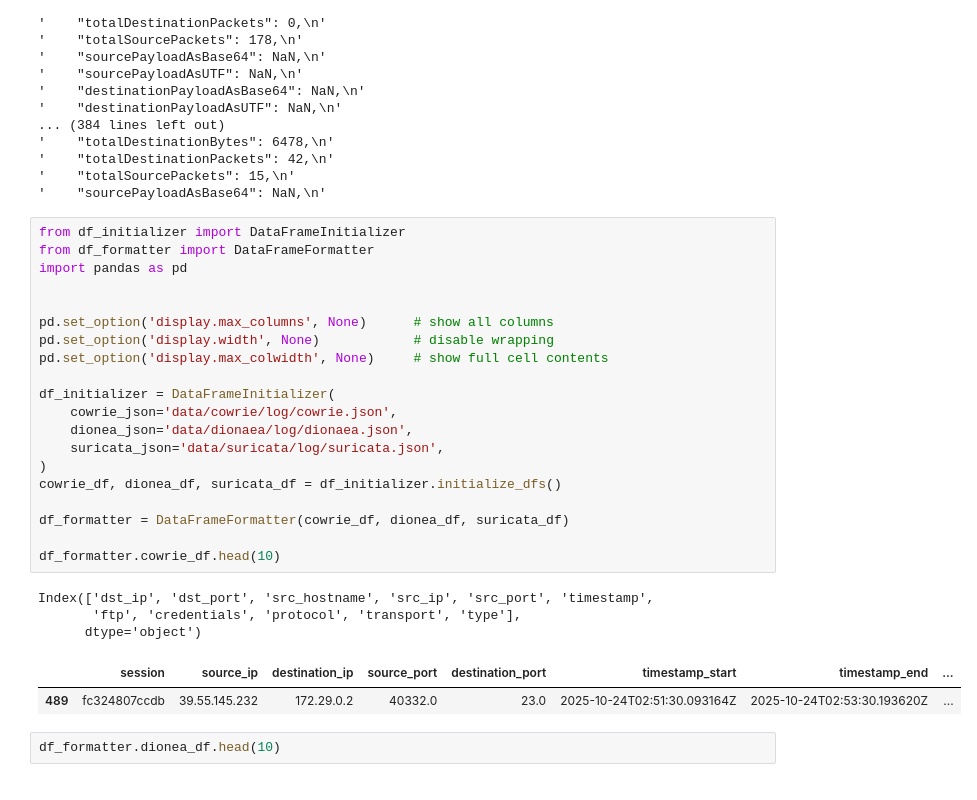
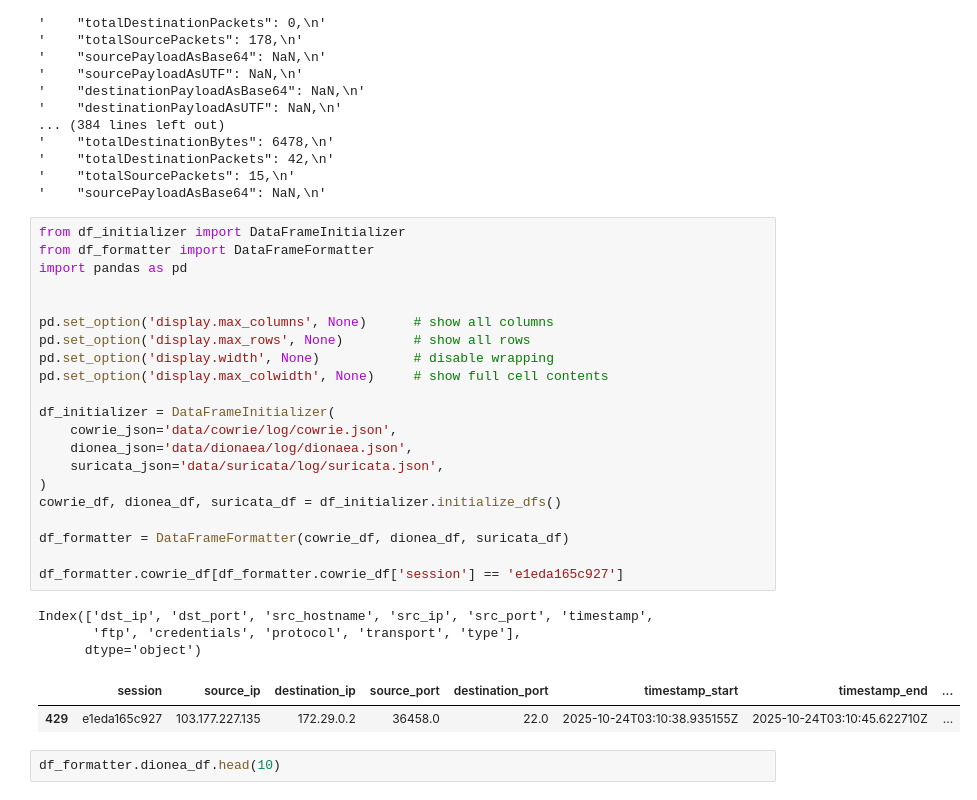
Before and after one commit to francescacraievich/real-time-cyber-anomaly-detection, a Jupyter notebook: df_summary.ipynb, the cells around one changed output. Drawn from its saved outputs; the diff is of its cells as text.

```diff
--- a/df_summary.ipynb
+++ b/df_summary.ipynb
@@ -73,29 +73,30 @@ with gzip.open('data/normal_traffic/benign_traffic.json.gz', 'rt', encoding='utf
 # %%
 from df_initializer import DataFrameInitializer
 from df_formatter import DataFrameFormatter
 import pandas as pd
 
 
 pd.set_option('display.max_columns', None)      # show all columns
+pd.set_option('display.max_rows', None)         # show all rows
 pd.set_option('display.width', None)            # disable wrapping
 pd.set_option('display.max_colwidth', None)     # show full cell contents
 
 df_initializer = DataFrameInitializer(
     cowrie_json='data/cowrie/log/cowrie.json',
     dionea_json='data/dionaea/log/dionaea.json',
     suricata_json='data/suricata/log/suricata.json',
 )
 cowrie_df, dionea_df, suricata_df = df_initializer.initialize_dfs()
 
 df_formatter = DataFrameFormatter(cowrie_df, dionea_df, suricata_df)
 
-df_formatter.cowrie_df.head(10)
+df_formatter.cowrie_df[df_formatter.cowrie_df['session'] == 'e1eda165c927']
 # %% [output]
 Index(['dst_ip', 'dst_port', 'src_hostname', 'src_ip', 'src_port', 'timestamp',
        'ftp', 'credentials', 'protocol', 'transport', 'type'],
       dtype='object')
 |  | session | source_ip | destination_ip | source_port | destination_port | timestamp_start | timestamp_end | ... |
-| 489 | fc324807ccdb | 39.55.145.232 | 172.29.0.2 | 40332.0 | 23.0 | 2025-10-24T02:51:30.093164Z | 2025-10-24T02:53:30.193620Z | ... |
+| 429 | e1eda165c927 | 103.177.227.135 | 172.29.0.2 | 36458.0 | 22.0 | 2025-10-24T03:10:38.935155Z | 2025-10-24T03:10:45.622710Z | ... |
 # %%
 df_formatter.dionea_df.head(10)
 # %% [output]
```
Also changed, not shown: 1 other file.
